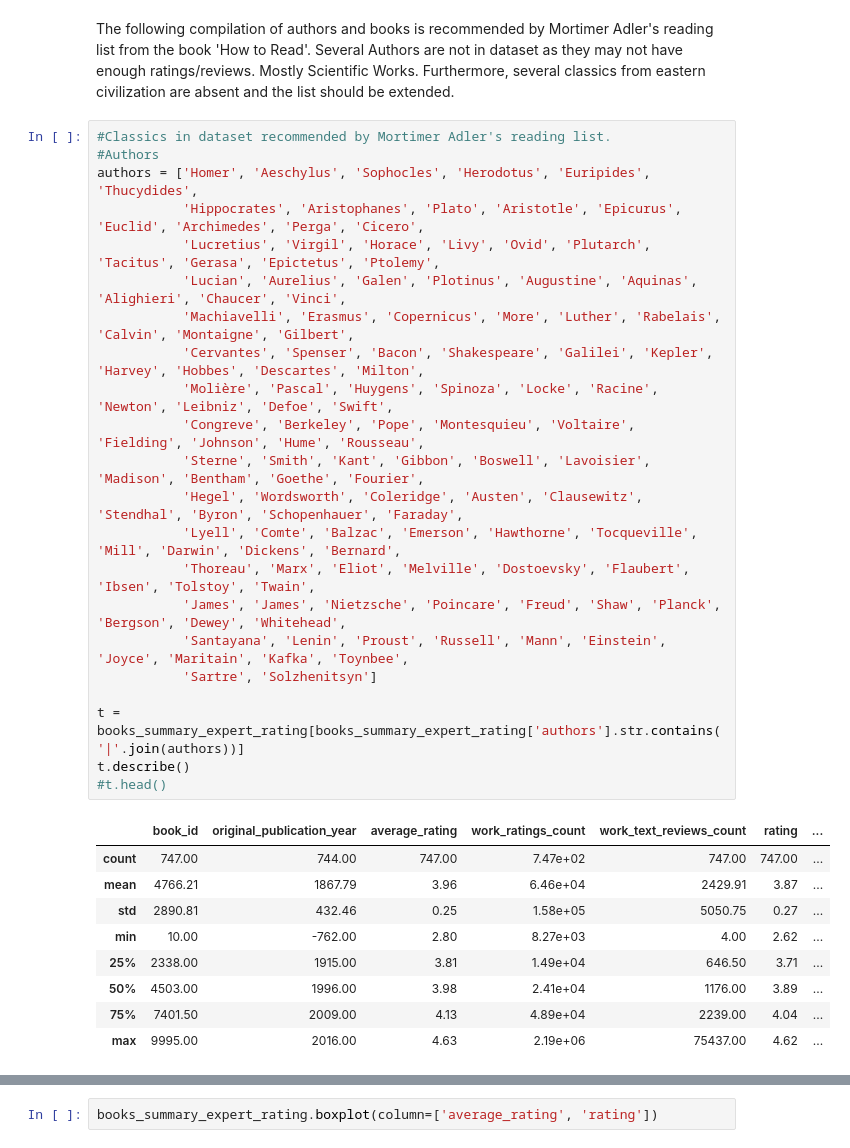
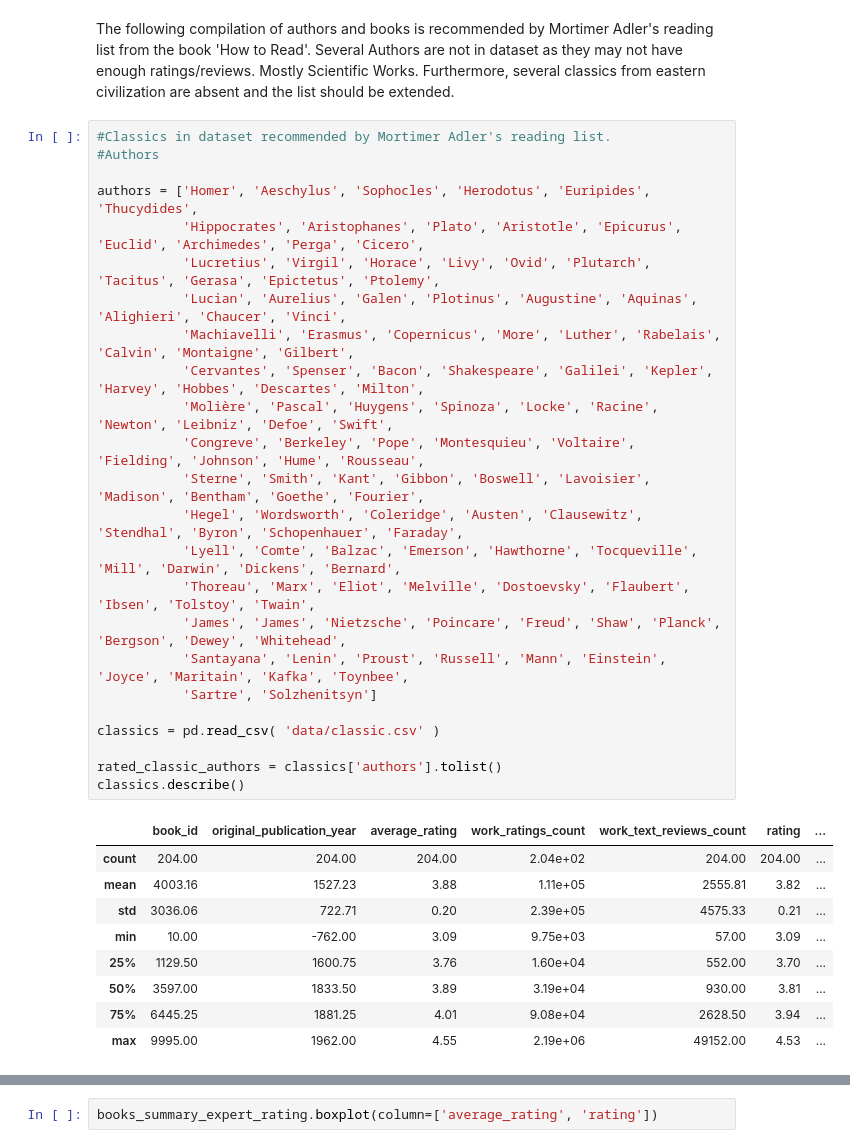
Before and after one commit to kross11480/courses, a Jupyter notebook: goodreads/books_analysis.ipynb, the cells around one changed output, grey strips where cells are left out. Drawn from its saved outputs; the diff is of its cells as text.

```diff
--- a/goodreads/books_analysis.ipynb
+++ b/goodreads/books_analysis.ipynb
@@ -134,32 +161,34 @@ Furthermore, several classics from eastern civilization are absent and the list
 # %%
 #Classics in dataset recommended by Mortimer Adler's reading list.
 #Authors
+
 authors = ['Homer', 'Aeschylus', 'Sophocles', 'Herodotus', 'Euripides', 'Thucydides',
            'Hippocrates', 'Aristophanes', 'Plato', 'Aristotle', 'Epicurus', 'Euclid', 'Archimedes', 'Perga', 'Cicero',
            'Lucretius', 'Virgil', 'Horace', 'Livy', 'Ovid', 'Plutarch', 'Tacitus', 'Gerasa', 'Epictetus', 'Ptolemy',
            'Lucian', 'Aurelius', 'Galen', 'Plotinus', 'Augustine', 'Aquinas', 'Alighieri', 'Chaucer', 'Vinci',
            'Machiavelli', 'Erasmus', 'Copernicus', 'More', 'Luther', 'Rabelais', 'Calvin', 'Montaigne', 'Gilbert',
            'Cervantes', 'Spenser', 'Bacon', 'Shakespeare', 'Galilei', 'Kepler', 'Harvey', 'Hobbes', 'Descartes', 'Milton',
            'Molière', 'Pascal', 'Huygens', 'Spinoza', 'Locke', 'Racine', 'Newton', 'Leibniz', 'Defoe', 'Swift',
            'Congreve', 'Berkeley', 'Pope', 'Montesquieu', 'Voltaire', 'Fielding', 'Johnson', 'Hume', 'Rousseau',
            'Sterne', 'Smith', 'Kant', 'Gibbon', 'Boswell', 'Lavoisier', 'Madison', 'Bentham', 'Goethe', 'Fourier',
            'Hegel', 'Wordsworth', 'Coleridge', 'Austen', 'Clausewitz', 'Stendhal', 'Byron', 'Schopenhauer', 'Faraday',
            'Lyell', 'Comte', 'Balzac', 'Emerson', 'Hawthorne', 'Tocqueville', 'Mill', 'Darwin', 'Dickens', 'Bernard',
            'Thoreau', 'Marx', 'Eliot', 'Melville', 'Dostoevsky', 'Flaubert', 'Ibsen', 'Tolstoy', 'Twain',
            'James', 'James', 'Nietzsche', 'Poincare', 'Freud', 'Shaw', 'Planck', 'Bergson', 'Dewey', 'Whitehead',
            'Santayana', 'Lenin', 'Proust', 'Russell', 'Mann', 'Einstein', 'Joyce', 'Maritain', 'Kafka', 'Toynbee',
            'Sartre', 'Solzhenitsyn']
 
-t = books_summary_expert_rating[books_summary_expert_rating['authors'].str.contains('|'.join(authors))]
-t.describe()
-#t.head()
+classics = pd.read_csv( 'data/classic.csv' )
+
+rated_classic_authors = classics['authors'].tolist()
+classics.describe()
 # %% [output]
 |  | book_id | original_publication_year | average_rating | work_ratings_count | work_text_reviews_count | rating | ... |
-| count | 747.00 | 744.00 | 747.00 | 7.47e+02 | 747.00 | 747.00 | ... |
-| mean | 4766.21 | 1867.79 | 3.96 | 6.46e+04 | 2429.91 | 3.87 | ... |
-| std | 2890.81 | 432.46 | 0.25 | 1.58e+05 | 5050.75 | 0.27 | ... |
-| min | 10.00 | -762.00 | 2.80 | 8.27e+03 | 4.00 | 2.62 | ... |
-| 25% | 2338.00 | 1915.00 | 3.81 | 1.49e+04 | 646.50 | 3.71 | ... |
-| 50% | 4503.00 | 1996.00 | 3.98 | 2.41e+04 | 1176.00 | 3.89 | ... |
-| 75% | 7401.50 | 2009.00 | 4.13 | 4.89e+04 | 2239.00 | 4.04 | ... |
-| max | 9995.00 | 2016.00 | 4.63 | 2.19e+06 | 75437.00 | 4.62 | ... |
+| count | 204.00 | 204.00 | 204.00 | 2.04e+02 | 204.00 | 204.00 | ... |
+| mean | 4003.16 | 1527.23 | 3.88 | 1.11e+05 | 2555.81 | 3.82 | ... |
+| std | 3036.06 | 722.71 | 0.20 | 2.39e+05 | 4575.33 | 0.21 | ... |
+| min | 10.00 | -762.00 | 3.09 | 9.75e+03 | 57.00 | 3.09 | ... |
+| 25% | 1129.50 | 1600.75 | 3.76 | 1.60e+04 | 552.00 | 3.70 | ... |
+| 50% | 3597.00 | 1833.50 | 3.89 | 3.19e+04 | 930.00 | 3.81 | ... |
+| 75% | 6445.25 | 1881.25 | 4.01 | 9.08e+04 | 2628.50 | 3.94 | ... |
+| max | 9995.00 | 1962.00 | 4.55 | 2.19e+06 | 49152.00 | 4.53 | ... |
```
Also changed, not shown: parts of 9 cells of this notebook, 1 other file.
